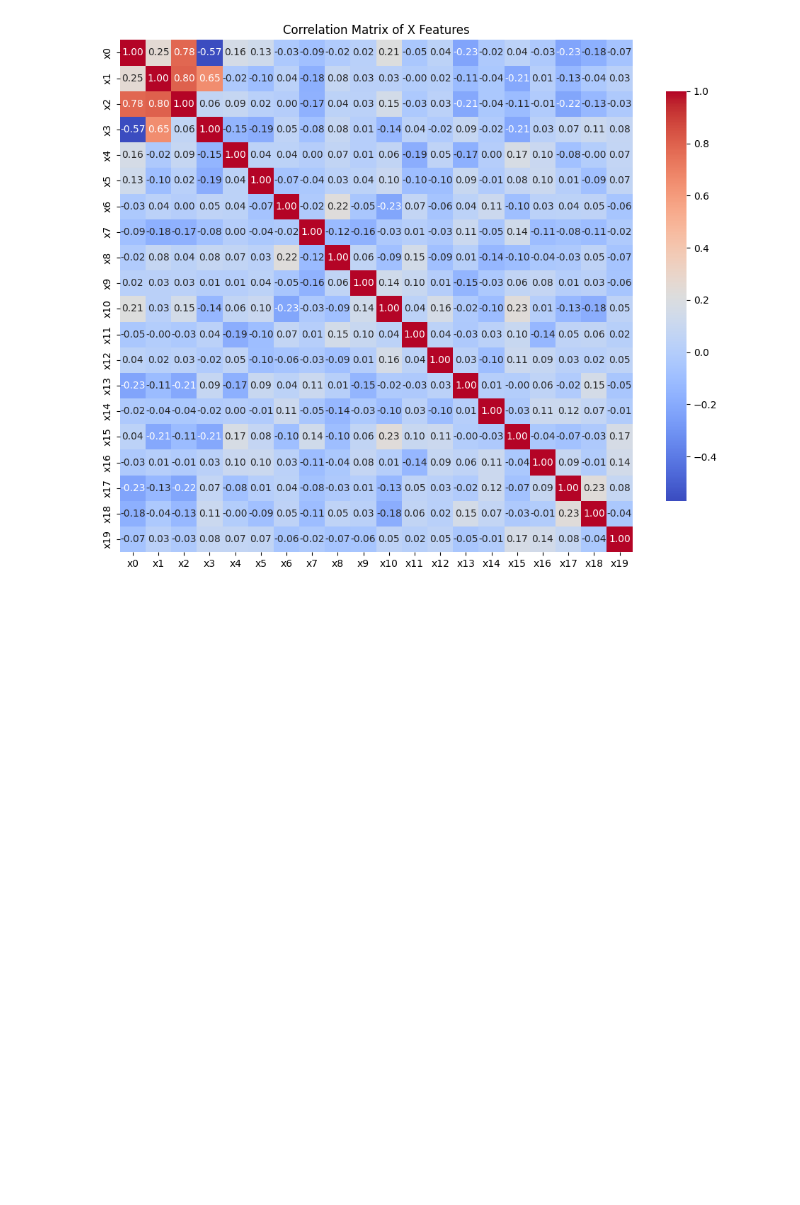
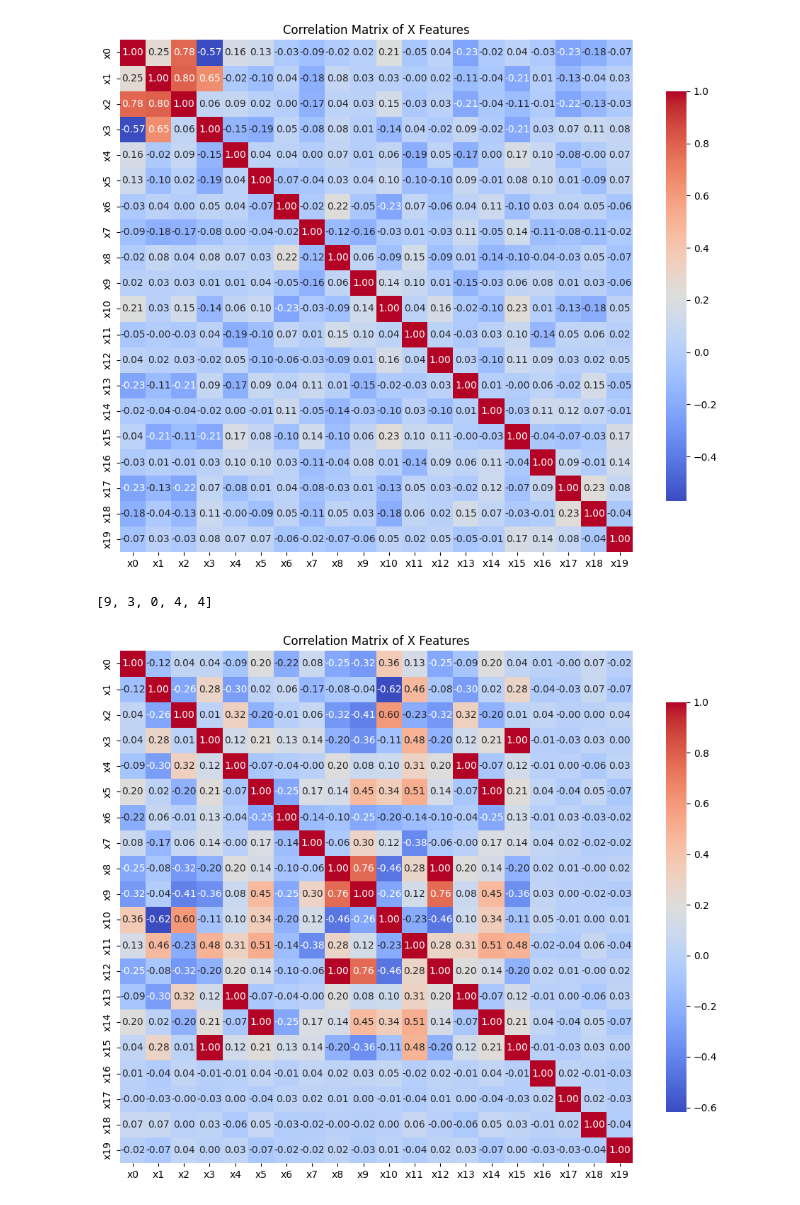
Before and after one commit to nizwant/dev_project, a Jupyter notebook: notebook/01_generate_data.ipynb, the cells around one changed output. Saved outputs shown, nothing was run; the diff lists cells and outputs as text; code cells hidden in the pictures; blank space fills up the shorter version.

Commit message:
feat: check correlation matrix

```diff
--- a/notebook/01_generate_data.ipynb
+++ b/notebook/01_generate_data.ipynb
@@ -153,12 +154,51 @@ def generate_dataset(n_samples=1000, n_features=20, random_state=213):
 
     X, y = make_classification(
         n_samples=n_samples,
-        n_features=20,
-        n_informative=2,
-        n_redundant=2,
-        n_repeated=0,
+        n_features=n_features,
+        n_informative=partition[0],
+        n_redundant=partition[1],
+        n_repeated=partition[2] + partition[3],
         n_clusters_per_class=2,
         class_sep=1.0,
         random_state=random_state,
+        shuffle=False,
     )
+
+    correlated_index_start = partition[0] + partition[1]
+    noise_index_start = correlated_index_start + partition[2]
+
+    for i in range(partition[2]):
+        index = correlated_index_start + i
+        # add here code that will modify this feature by adding to it normal distribution with small variance
+
+    for i in range(partition[3]):
+        index = noise_index_start + i
+        # add here code that will modify this feature by adding to it uniform distribution [-1,1]
+
+    print(partition)
     return X, y
+# %%
+X, y = generate_dataset()
+# %% [output]
+[9, 3, 0, 4, 4]
+# %%
+df = pd.DataFrame(X, columns=[f"x{i}" for i in range(X.shape[1])])
+
+# Compute correlation matrix
+corr_matrix = df.corr()
+
+# Plot
+plt.figure(figsize=(10, 8))
+sns.heatmap(
+    corr_matrix,
+    annot=True,
+    fmt=".2f",
+    cmap="coolwarm",
+    square=True,
+    cbar_kws={"shrink": 0.8},
+)
+plt.title("Correlation Matrix of X Features")
+plt.tight_layout()
+plt.show()
+# %% [output]
+[figure, added]
```
Also changed, not shown: parts of 2 cells of this notebook.
